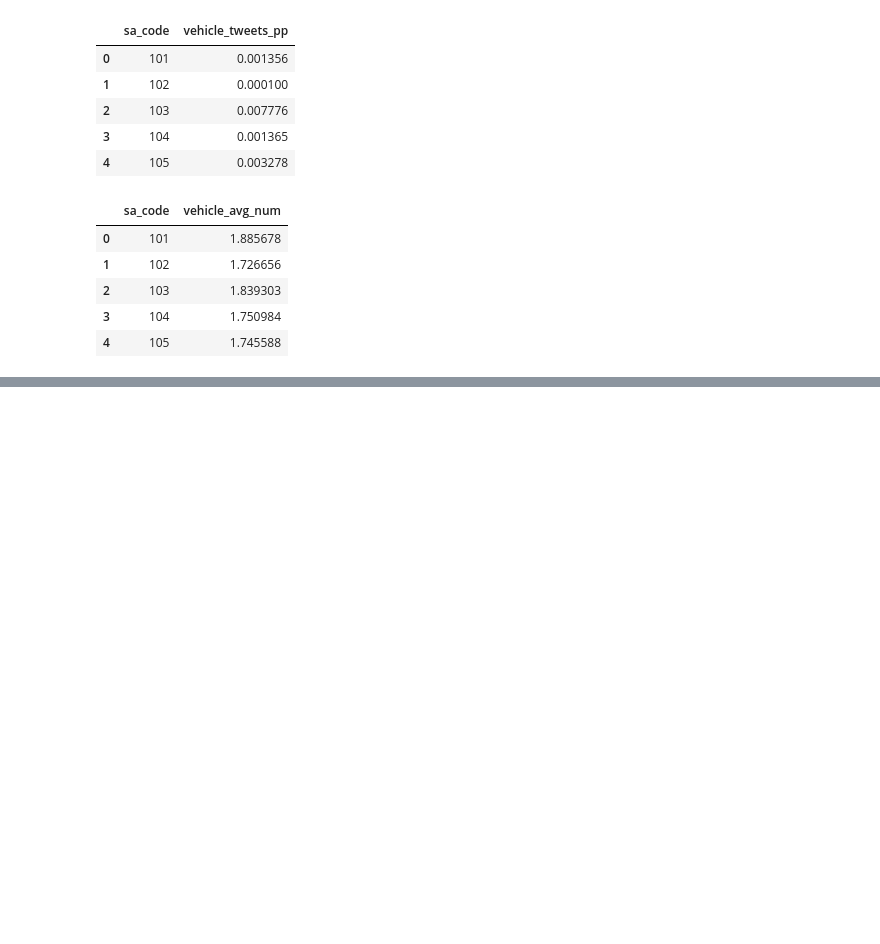
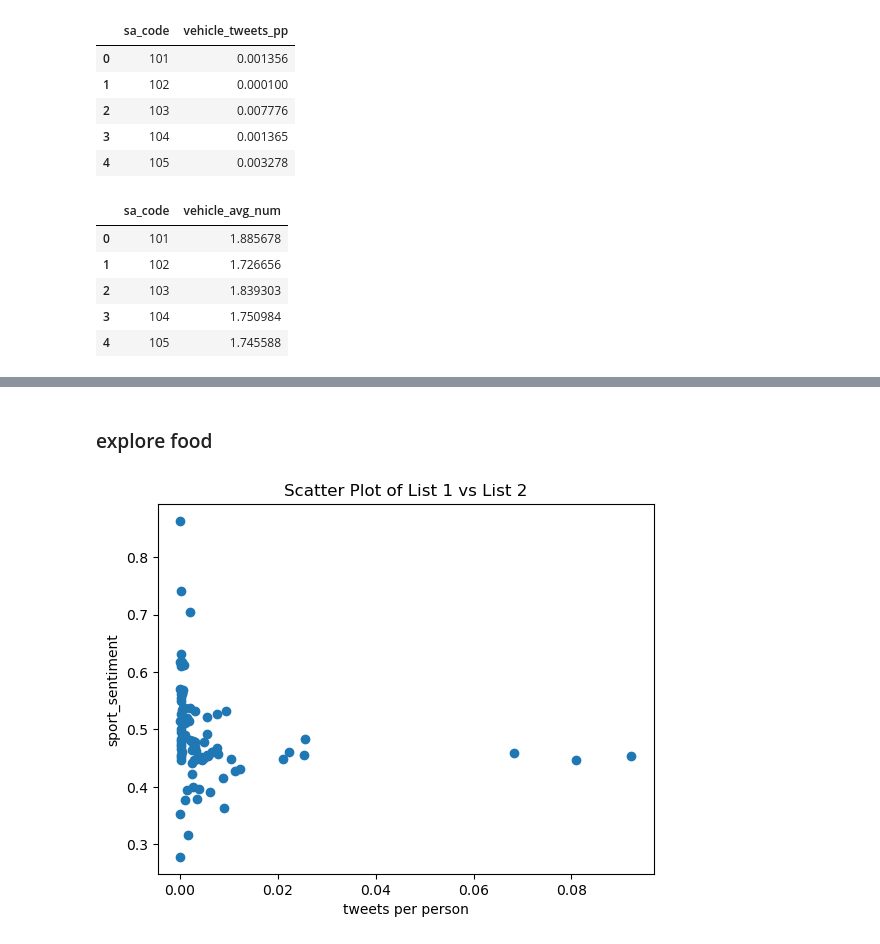
Before and after one commit to terrance2630/CCC_A2, a Jupyter notebook: processed_data_analysis/scenario_correlation.ipynb, the cells around one changed output, grey strips where cells are left out. Drawn from its saved outputs; the diff is of its cells as text; code cells hidden in the pictures; blank space fills up the shorter version.

```diff
--- a/processed_data_analysis/scenario_correlation.ipynb
+++ b/processed_data_analysis/scenario_correlation.ipynb
@@ -26,6 +26,12 @@ with open('/Users/euniceyao/Documents/GitHub/CCC_A2/final_processed_data/weekly_
 
 with open('/Users/euniceyao/Documents/GitHub/CCC_A2/sudo_data/scenario_2/avg_vehicle.json') as f:
     vehicle_avg_num = json.load(f)
+
+with open('/Users/euniceyao/Documents/GitHub/CCC_A2/final_processed_data/s2_data.json') as f:
+    vehicle_positive = json.load(f)
+
+with open('/Users/euniceyao/Documents/GitHub/CCC_A2/final_processed_data/s1_data.json') as f:
+    food_positive = json.load(f)
 # %%
 # a function to turn json to df in ideal format
 def js_2_df(json_data, var_name):
@@ -38,13 +44,27 @@ def js_2_df(json_data, var_name):
     df = pd.DataFrame(df_dict)  # Create DataFrame from the dictionary
 
     return df
+# %%
+# a function to deal with dict:list
+def js_li_2_df(json_data, var_name, num):
+    df_dict = {'sa_code': [], var_name: []}  # Initialize an empty dictionary for DataFrame creation
+
+    for sa_code, var_data in json_data.items():
+        df_dict['sa_code'].append(sa_code)
+        df_dict[var_name].append(var_data[num])
+
+    df = pd.DataFrame(df_dict)  # Create DataFrame from the dictionary
+
+    return df
 # %%
 sport_tweets_pp_df = js_2_df(sport_tweets_pp, 'sport_tweets_pp')
 sport_sentiment_df = js_2_df(sport_sentiment, 'sport_sentiment')
 food_tweets_pp_df = js_2_df(food_tweets_pp, 'food_tweets_pp')
 food_income_df = js_2_df(food_income, 'food_income')
+food_positive_df = js_li_2_df(food_positive, 'food_positive', 4)
 vehicle_tweets_pp_df = js_2_df(vehicle_tweets_pp, 'vehicle_tweets_pp')
 vehicle_avg_num_df = js_2_df(vehicle_avg_num, 'vehicle_avg_num')
+vehicle_positive_df = js_li_2_df(vehicle_positive, 'vehicle_positive', 4)
 # %% [markdown]
 ### Data preview
 # %%
@@ -108,0 +156,14 @@ s_num vs. s_senti
+# %% [markdown]
+### explore food
+# %%
+food_income_x = food_income_df['food_income']
+food_positive_y = food_positive_df['food_positive']
+food_tweets_pp_y = food_tweets_pp_df['food_tweets_pp']
+
+plt.scatter(food_tweets_pp_y, food_positive_y)
+plt.xlabel('tweets per person')
+plt.ylabel('sport_sentiment')
+plt.title('Scatter Plot of List 1 vs List 2')
+plt.show()
+# %% [output]
+[figure, added]
```
Also changed, not shown: parts of 6 cells of this notebook, 2 other files.
